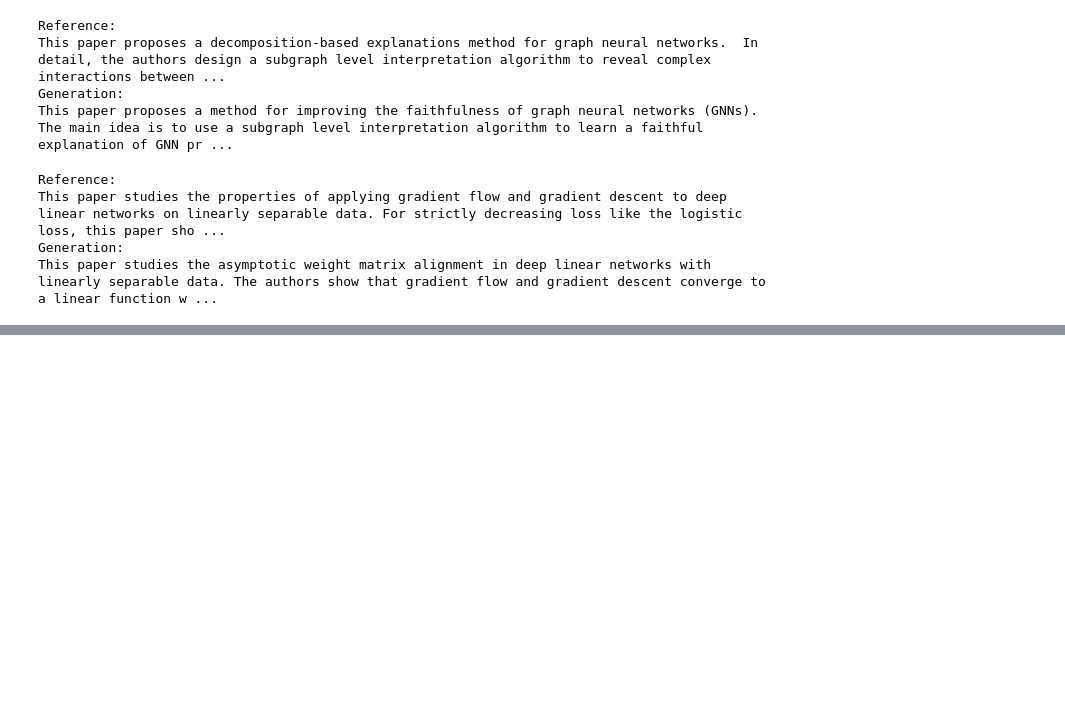
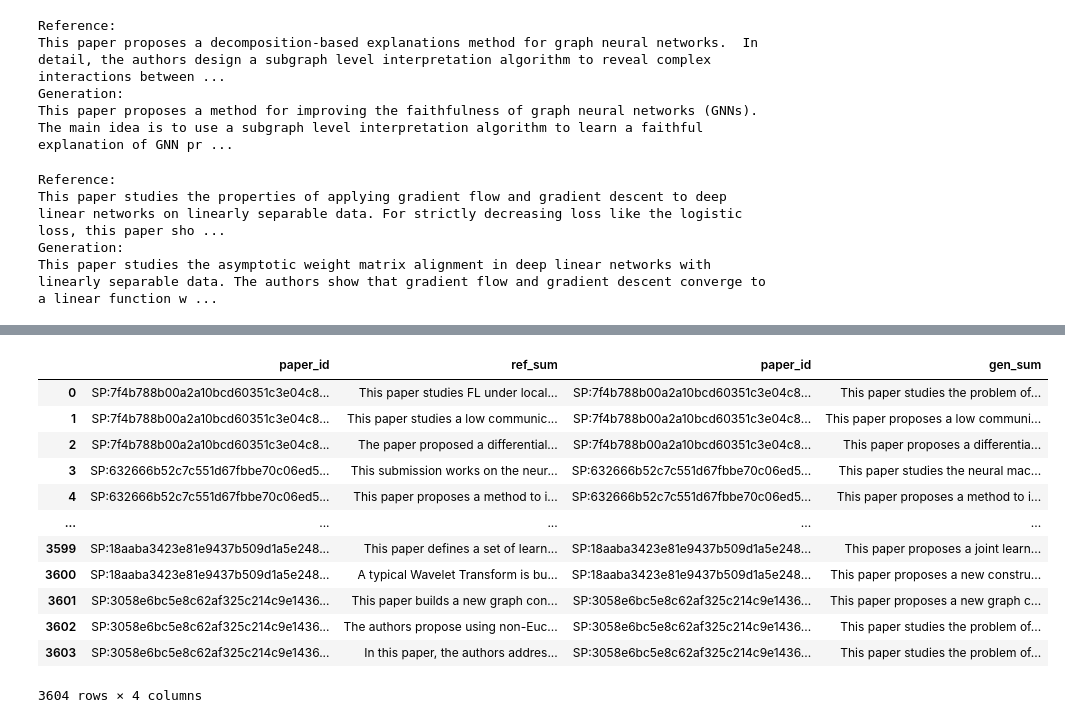
Before and after one commit to Thetang-145/My_Thesis_Playground, a Jupyter notebook: MyCode/Evaluation.ipynb, the cells around one changed output, grey strips where cells are left out. Cells and saved outputs as stored; diff of their text form; code cells hidden in the pictures; blank space fills up the shorter version.

```diff
--- a/MyCode/Evaluation.ipynb
+++ b/MyCode/Evaluation.ipynb
@@ -261,0 +300,11 @@ info.used/1e9
+# %%
+output_file = "result_kg_summary.csv"
+generated_sum = pd.read_csv(f"model/{output_file}", index_col=0)
+generated_sum = generated_sum.drop_duplicates()
+main_path = str((Path().absolute()).parents[0])
+filepath = main_path+"/MuP_sum/dataset/"+RAWDATAFILES['val']
+reference_sum = load_data(filepath)
+
+summary_df = pd.merge(reference_sum, generated_sum, on='paper_id', how='inner')
+
+(generated_sum)
@@ -261,0 +325,19 @@ info.used/1e9
+# %%
+generated_sum.reset_index(drop=True, inplace=True)
+# %%
+summary_df = pd.concat([reference_sum, generated_sum], axis=1)
+summary_df
+# %% [output]
+|  | paper_id | ref_sum | paper_id | gen_sum |
+| 0 | SP:7f4b788b00a2a10bcd60351c3e04c8... | This paper studies FL under local... | SP:7f4b788b00a2a10bcd60351c3e04c8... | This paper studies the problem of... |
+| 1 | SP:7f4b788b00a2a10bcd60351c3e04c8... | This paper studies a low communic... | SP:7f4b788b00a2a10bcd60351c3e04c8... | This paper proposes a low communi... |
+| 2 | SP:7f4b788b00a2a10bcd60351c3e04c8... | The paper proposed a differential... | SP:7f4b788b00a2a10bcd60351c3e04c8... | This paper proposes a differentia... |
+| 3 | SP:632666b52c7c551d67fbbe70c06ed5... | This submission works on the neur... | SP:632666b52c7c551d67fbbe70c06ed5... | This paper studies the neural mac... |
+| 4 | SP:632666b52c7c551d67fbbe70c06ed5... | This paper proposes a method to i... | SP:632666b52c7c551d67fbbe70c06ed5... | This paper proposes a method to i... |
+| ... | ... | ... | ... | ... |
+| 3599 | SP:18aaba3423e81e9437b509d1a5e248... | This paper defines a set of learn... | SP:18aaba3423e81e9437b509d1a5e248... | This paper proposes a joint learn... |
+| 3600 | SP:18aaba3423e81e9437b509d1a5e248... | A typical Wavelet Transform is bu... | SP:18aaba3423e81e9437b509d1a5e248... | This paper proposes a new constru... |
+| 3601 | SP:3058e6bc5e8c62af325c214c9e1436... | This paper builds a new graph con... | SP:3058e6bc5e8c62af325c214c9e1436... | This paper proposes a new graph c... |
+| 3602 | SP:3058e6bc5e8c62af325c214c9e1436... | The authors propose using non-Euc... | SP:3058e6bc5e8c62af325c214c9e1436... | This paper studies the problem of... |
+| 3603 | SP:3058e6bc5e8c62af325c214c9e1436... | In this paper, the authors addres... | SP:3058e6bc5e8c62af325c214c9e1436... | This paper studies the problem of... |
+3604 rows × 4 columns
```
Also changed, not shown: parts of 36 cells of this notebook, 9 other files.
